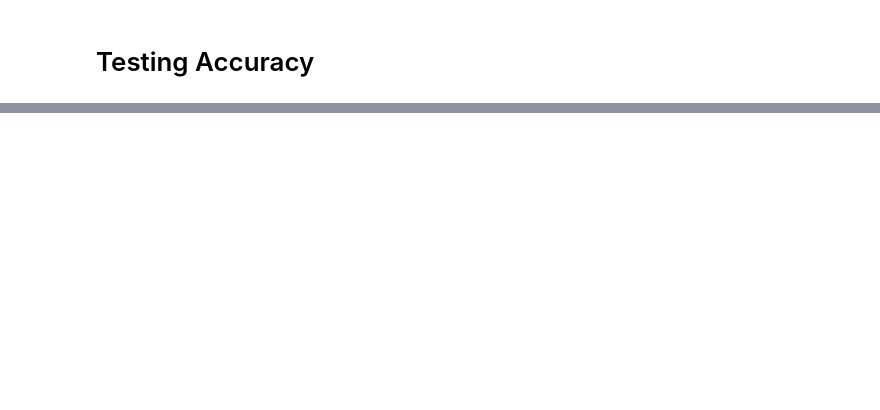
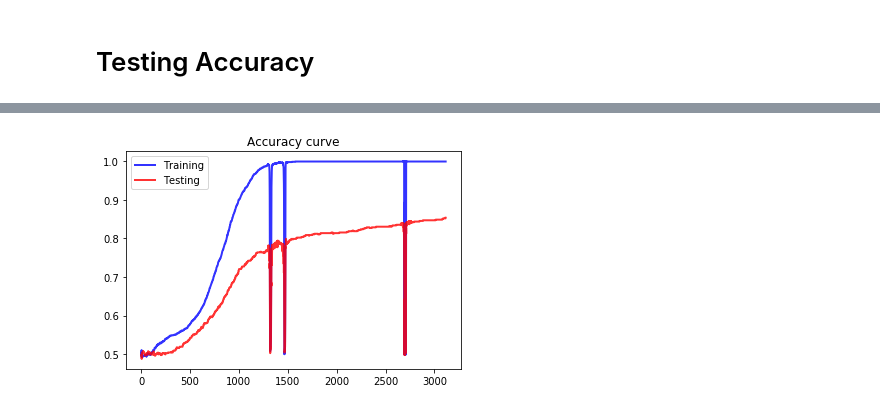
Before and after one commit to jesnk/20_1_ml_class, a Jupyter notebook: assignment/11/11.ipynb, the cells around one changed output, grey strips where cells are left out. Drawn from its saved outputs; the diff is of its cells as text; code cells hidden in the pictures; blank space fills up the shorter version.

```diff
--- a/assignment/11/11.ipynb
+++ b/assignment/11/11.ipynb
@@ -612,0 +757,4 @@ classifier = train_classifier(data,layer_info=[50,20,12,1],lr= 1e-3,loss_conv =
+# %%
+classifier_tst.show_acc_curve()
+# %% [output]
+[figure, added]
```
Also changed, not shown: parts of 19 cells of this notebook.
